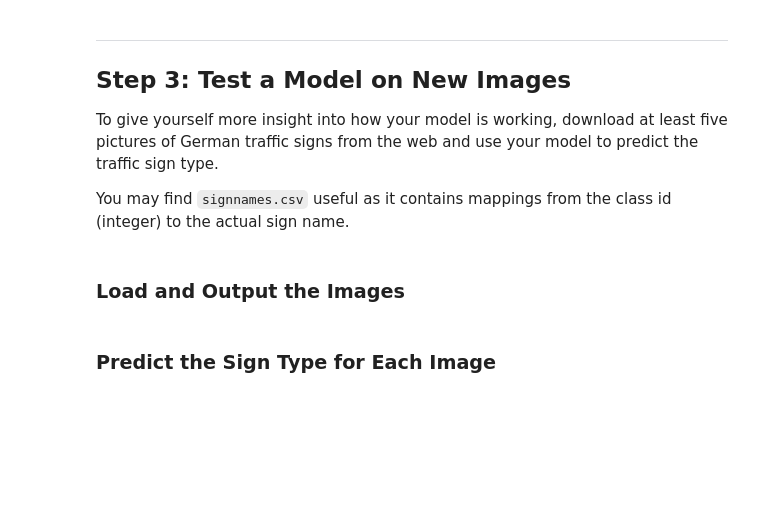
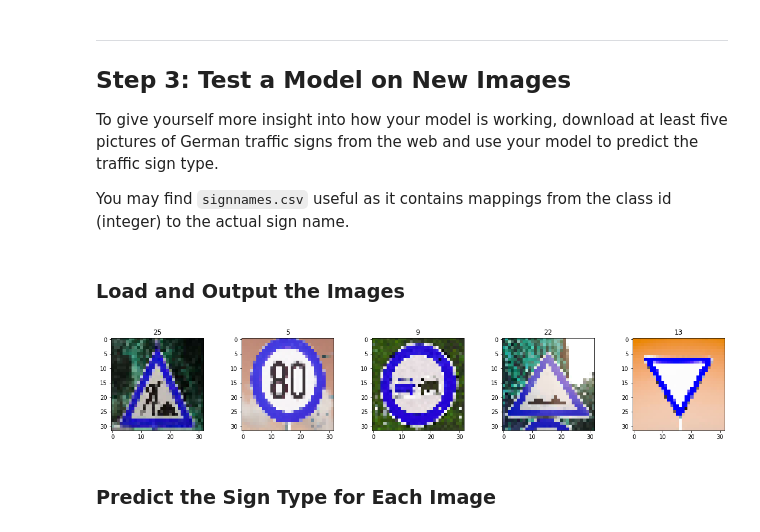
Before and after one commit to dingchen-github/TrafficSignClassifier, a Jupyter notebook: Traffic_Sign_Classifier.ipynb, the cells around one changed output. Cells and saved outputs as stored; diff of their text form; code cells hidden in the pictures; blank space fills up the shorter version.

```diff
--- a/Traffic_Sign_Classifier.ipynb
+++ b/Traffic_Sign_Classifier.ipynb
@@ -313,7 +313,7 @@ from sklearn.utils import shuffle
 import matplotlib.pyplot as plt
 %matplotlib inline
 
-EPOCHS = 30
+EPOCHS = 10
 BATCH_SIZE = 32
 rate = 0.001
 
@@ -406,23 +429,26 @@ You may find `signnames.csv` useful as it contains mappings from the class id (i
 # %%
 ### Load the images and plot them here.
 import matplotlib.image as mpimg
 import matplotlib.pyplot as plt
 import cv2
+import numpy as np
 
-path = '/home/workspace/data/'
+path = '/Users/Victoria/udacity-git-course/CarND/CarND-Traffic-Sign-Classifier-Project/data/'
 
 images = []
 for i in range(5):
-    image = mpimg.imread(path + str(i+1) + '.jpg')
+    image = cv2.imread(path + str(i+1) + '.jpg')
     resized_image = cv2.resize(image, (32, 32))
     images.append(resized_image)
 
 labels = np.array([25,5,9,22,13])
 
 f, ax = plt.subplots(1, 5, figsize=(20,3))
 for i in range(5):
     ax[i].set_title(str(labels[i]))
     ax[i].imshow(images[i], cmap='gray')
+# %% [output]
+[figure, added]
 # %% [markdown]
 ### Predict the Sign Type for Each Image
 # %%
```
Also changed, not shown: parts of 7 cells of this notebook.
